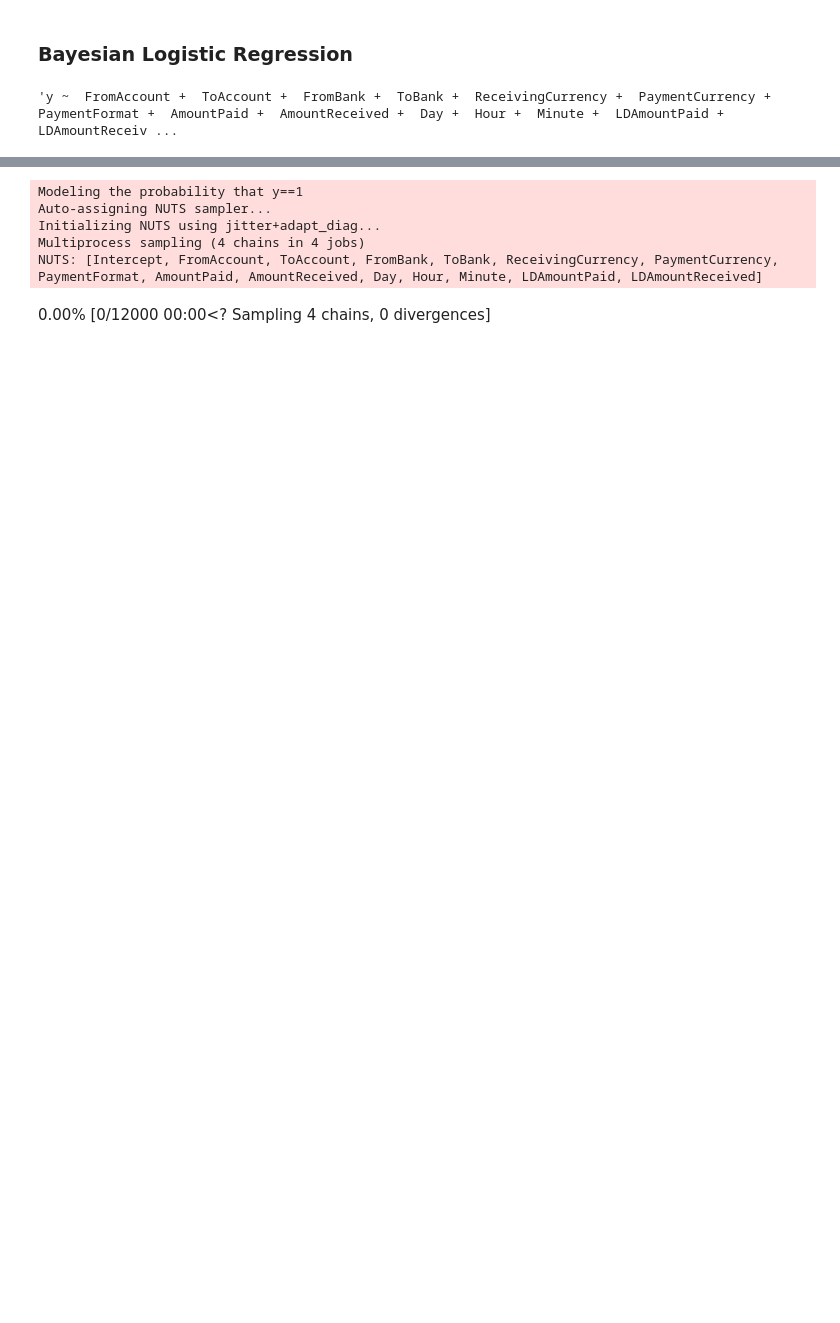
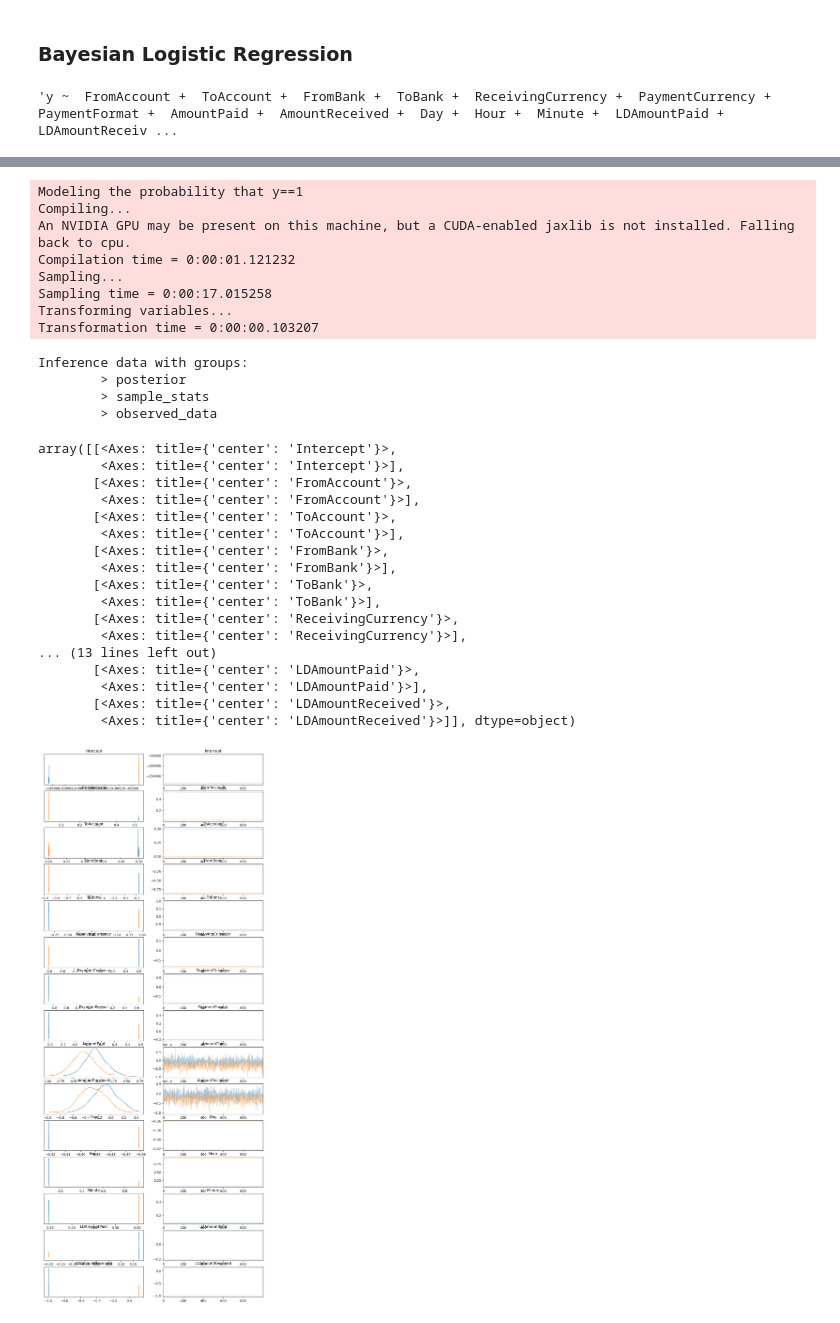
Before and after one commit to RuoqingEvelineWang/comp5340, a Jupyter notebook: bayesian_logistic_regression.ipynb, the cells around one changed output, grey strips where cells are left out. Drawn from its saved outputs; the diff is of its cells as text; code cells hidden in the pictures; blank space fills up the shorter version.

Commit message:
tested with blackjax sampler

```diff
--- a/bayesian_logistic_regression.ipynb
+++ b/bayesian_logistic_regression.ipynb
@@ -150,10 +167,41 @@ array([[<Axes: title={'center': 'Intercept'}>,
 # %%
 # fit the model
-results = model.fit(draws=1000, chains=2)
+results = model.fit(draws=1000, chains=2, inference_method='nuts_blackjax')
 # %% [output]
 Modeling the probability that y==1
-Auto-assigning NUTS sampler...
-Initializing NUTS using jitter+adapt_diag...
-Multiprocess sampling (4 chains in 4 jobs)
-NUTS: [Intercept, FromAccount, ToAccount, FromBank, ToBank, ReceivingCurrency, PaymentCurrency, PaymentFormat, AmountPaid, AmountReceived, Day, Hour, Minute, LDAmountPaid, LDAmountReceived]
+Compiling...
+An NVIDIA GPU may be present on this machine, but a CUDA-enabled jaxlib is not installed. Falling back to cpu.
+Compilation time = 0:00:01.121232
+Sampling...
+Sampling time = 0:00:17.015258
+Transforming variables...
+Transformation time = 0:00:00.103207
-0.00% [0/12000 00:00<? Sampling 4 chains, 0 divergences]
+# %%
+results
+# %% [output]
+Inference data with groups:
+        > posterior
+        > sample_stats
+        > observed_data
+# %%
+# traceplots and density estimates for the posteriors
+az.plot_trace(results, compact=False)
+# %% [output]
+array([[<Axes: title={'center': 'Intercept'}>,
+        <Axes: title={'center': 'Intercept'}>],
+       [<Axes: title={'center': 'FromAccount'}>,
+        <Axes: title={'center': 'FromAccount'}>],
+       [<Axes: title={'center': 'ToAccount'}>,
+        <Axes: title={'center': 'ToAccount'}>],
+       [<Axes: title={'center': 'FromBank'}>,
+        <Axes: title={'center': 'FromBank'}>],
+       [<Axes: title={'center': 'ToBank'}>,
+        <Axes: title={'center': 'ToBank'}>],
+       [<Axes: title={'center': 'ReceivingCurrency'}>,
+        <Axes: title={'center': 'ReceivingCurrency'}>],
+... (13 lines left out)
+       [<Axes: title={'center': 'LDAmountPaid'}>,
+        <Axes: title={'center': 'LDAmountPaid'}>],
+       [<Axes: title={'center': 'LDAmountReceived'}>,
+        <Axes: title={'center': 'LDAmountReceived'}>]], dtype=object)
+[figure, added]
```
Also changed, not shown: parts of 7 cells of this notebook, 2 other files.
